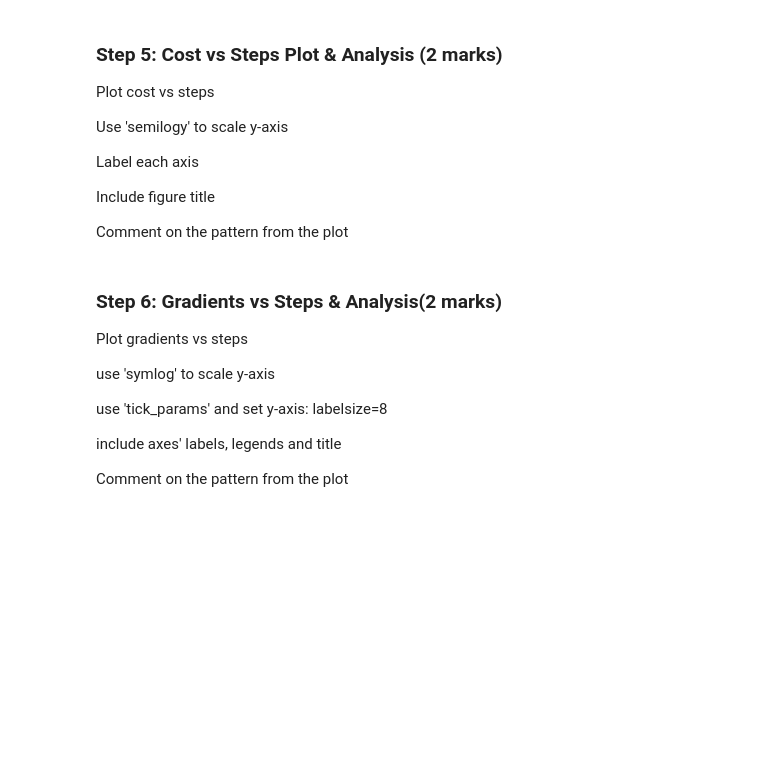
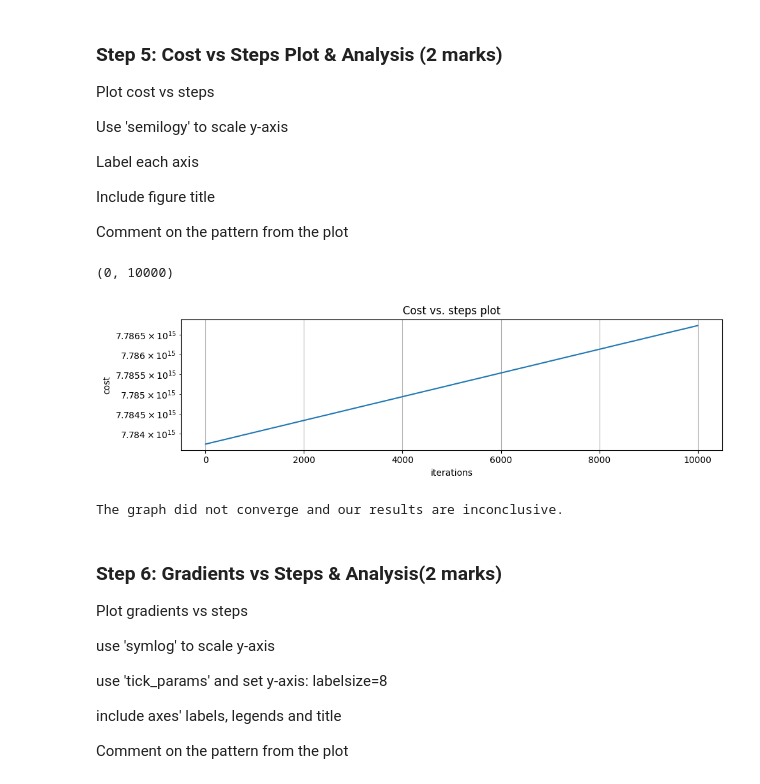
Before and after one commit to eunice-nwaobi/ENGG680_LAB_ASSIGNMENTS, a Jupyter notebook: Lab_Assignment3/Assignment3.ipynb, the cells around one changed output. Drawn from its saved outputs; the diff is of its cells as text; code cells hidden in the pictures; blank space fills up the shorter version.

```diff
--- a/Lab_Assignment3/Assignment3.ipynb
+++ b/Lab_Assignment3/Assignment3.ipynb
@@ -226,15 +245,25 @@ Label each axis
 Include figure title
 
 Comment on the pattern from the plot
+# %%
+steps_count, len(arr_cost)
+# %% [output]
+(0, 10000)
 # %%
 fig , ax = plt.subplots(nrows=1,ncols=1, figsize=(10,3))
-# ...
+ax.semilogy(list(range(10000)), arr_cost)
 ax.grid(True)
+plt.xlabel("iterations")
+plt.ylabel("cost")
+plt.title("Cost vs. steps plot")
 fig.tight_layout()
 plt.show()
 
 # Comment on the pattern
-# ...
+print("The graph did not converge and our results are inconclusive.")
+# %% [output]
+[figure, added]
+The graph did not converge and our results are inconclusive.
 # %% [markdown]
 ### Step 6: Gradients vs Steps & Analysis(2 marks)
 Plot gradients vs steps
```
Also changed, not shown: parts of 30 cells of this notebook.
